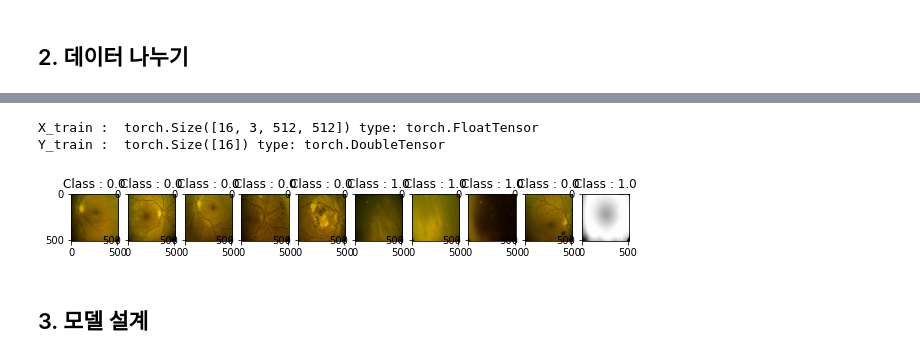
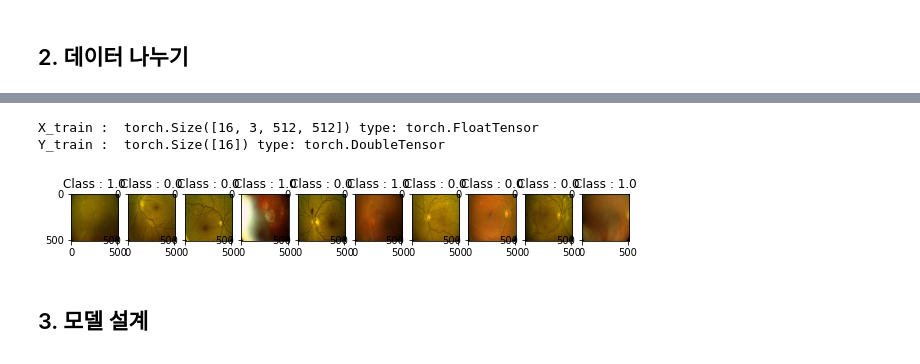
Before and after one commit to bub3690/medical_lab_semina, a Jupyter notebook: papers/EyeQual/EyeQual구현.ipynb, the cells around one changed output, grey strips where cells are left out. Saved outputs shown, nothing was run; the diff lists cells and outputs as text; code cells hidden in the pictures.

```diff
--- a/papers/EyeQual/EyeQual구현.ipynb
+++ b/papers/EyeQual/EyeQual구현.ipynb
@@ -146,5 +147,4 @@ BAD:  69
 # %%
-
 #2. 데이터 정의
 
 from torch.utils.data import Dataset, DataLoader
@@ -152,7 +152,7 @@ from torch.utils.data import Dataset, DataLoader
 classes = ["Good","Bad"]
 
 class drimdb_dataset(Dataset):
-    def __init__(self,data_path_list,classes):
+    def __init__(self,data_path_list,classes,transform):
         #클래스에서 사용할 인자를 받아 인스턴스 변수로 저장하는 일을 한다.
         #예를들면, 이미지의 경로 리스트를 저장하는 일을 하게 된다.
         self.path_list = data_path_list
@@ -197,18 +243,21 @@ train_loader = torch.utils.data.DataLoader(dataset =
                                            drimdb_dataset(
                                                DATA_PATH_TRAINING_LIST,
                                                classes,
+                                               transform = transforms.ToTensor()
                                            ),
                                            batch_size = BATCH_SIZE,
-                                           shuffle = True) # 순서가 암기되는것을 막기위해.
+                                           shuffle = True,
+                                           ) # 순서가 암기되는것을 막기위해.
 
 
 test_loader = torch.utils.data.DataLoader(dataset =
                                            drimdb_dataset(
                                                DATA_PATH_TEST_LIST,
                                                classes,
+                                               transform = transforms.ToTensor()
                                            ),
                                            batch_size = BATCH_SIZE,
-                                           shuffle = False) # 순서가 암기되는것을 막기위해.
+                                           shuffle = False,) # 순서가 암기되는것을 막기위해.
 
 #validation set 추가해야됨.
 #https://bekusib.tistory.com/159
@@ -216,29 +265,29 @@ test_loader = torch.utils.data.DataLoader(dataset =
 # %%
 # 4. 데이터 확인하기
 for (X_train,Y_train) in train_loader:
     print("X_train : ",X_train.size(),'type:',X_train.type())
     print("Y_train : ",Y_train.size(),'type:',Y_train.type())
     break
 
 #배치 데이터한개
 #X: 이미지. 32배치 사이즈. 3 rgb. 32x32 이미지.
 #Y: 32개의 라벨
 
 
 
 # 이미지 데이터확인
 #np.transpose로 (채널,가로,세로) -> (세로,가로,채널) 이렇게 해야지 그릴 수 있다.
 pltsize = 1
 plt.figure(figsize=(10*pltsize,pltsize))#하나당 10,1
 
 for i in range(10):
     plt.subplot(1,10,i+1)
-    plt.imshow(np.transpose(X_train[i].detach().numpy(),(1,2,0)).astype(np.uint8) )# 배치에서 10개만 추출
+    plt.imshow(np.transpose(X_train[i].detach().numpy(),(1,2,0)))# 배치에서 10개만 추출
     plt.title('Class : '+str(Y_train[i].item()))
 # %% [output]
 X_train :  torch.Size([16, 3, 512, 512]) type: torch.FloatTensor
 Y_train :  torch.Size([16]) type: torch.DoubleTensor
-[figure, old version]
+[figure, new version]
 # %% [markdown]
 ## 3. 모델 설계
 ![image.png](attachment:image.png)
```
Also changed, not shown: parts of 18 cells of this notebook, 1 other file.
